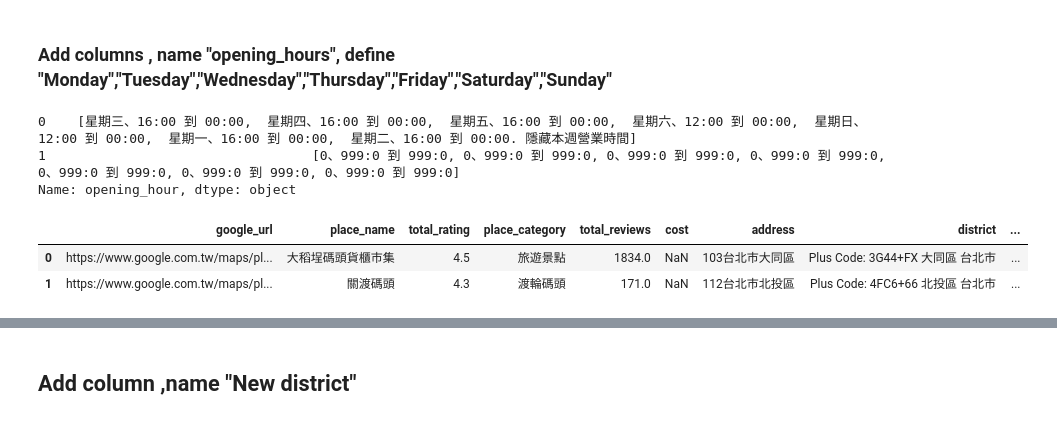
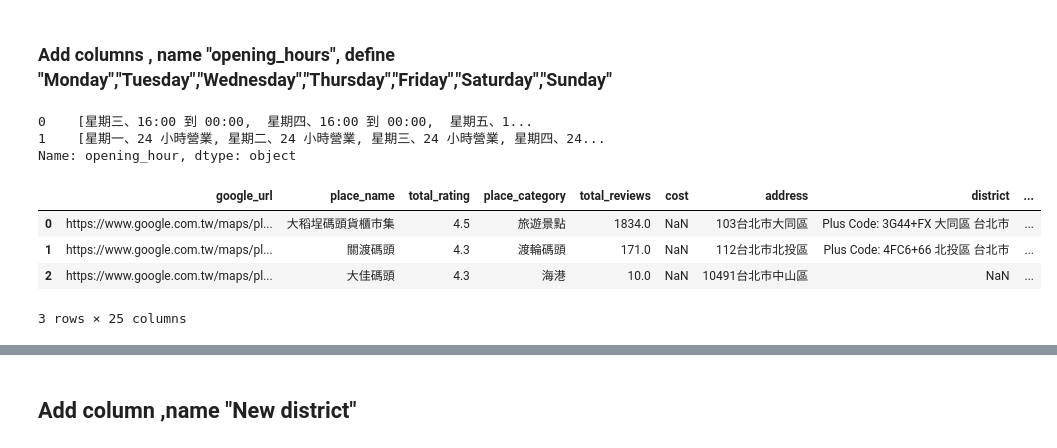
Before and after one commit to DAMA1011/FinalReport, a Jupyter notebook: 景點資料清整20221216.ipynb, the cells around one changed output, grey strips where cells are left out. Cells and saved outputs as stored; diff of their text form; code cells hidden in the pictures.

```diff
--- a/景點資料清整20221216.ipynb
+++ b/景點資料清整20221216.ipynb
@@ -64,14 +70,15 @@ df.tail()
 # %% [markdown]
 ### Add columns , name "opening_hours", define "Monday","Tuesday","Wednesday","Thursday","Friday","Saturday","Sunday"
 # %%
-df_1 = df["opening_hour"].fillna(value="0、999:0 到 999:0;0、999:0 到 999:0;0、999:0 到 999:0;0、999:0 到 999:0;0、999:0 到 999:0;0、999:0 到 999:0;0、999:0 到 999:0")  # 下面切割用';',不補0;0 切割會報錯
+# 下面切割用';',不補值 切割會報錯, 景點為nan，就當作是24小時營業
+df_1 = df["opening_hour"].fillna(value="星期一、24 小時營業;星期二、24 小時營業;星期三、24 小時營業;星期四、24 小時營業;星期五、24 小時營業;星期六、24 小時營業;星期日、24 小時營業")
 # %%
 # 原Series先用';'分割
 df_1 = df_1.str.split(';')
 df_1.head(2)
 # %% [output]
-0    [星期三、16:00 到 00:00,  星期四、16:00 到 00:00,  星期五、16:00 到 00:00,  星期六、12:00 到 00:00,  星期日、12:00 到 00:00,  星期一、16:00 到 00:00,  星期二、16:00 到 00:00. 隱藏本週營業時間]
-1                                  [0、999:0 到 999:0, 0、999:0 到 999:0, 0、999:0 到 999:0, 0、999:0 到 999:0, 0、999:0 到 999:0, 0、999:0 到 999:0, 0、999:0 到 999:0]
+0    [星期三、16:00 到 00:00,  星期四、16:00 到 00:00,  星期五、1...
+1    [星期一、24 小時營業, 星期二、24 小時營業, 星期三、24 小時營業, 星期四、24...
 Name: opening_hour, dtype: object
 # %%
 def check_business_hours(week_list):
@@ -170,8 +177,10 @@ df["friday"]    = pd.Series(friday_openList)
 df["saturday"]  = pd.Series(saturday_openList)
 df["sunday"]    = pd.Series(sunday_openList)
 # %%
-df.head(2)
+df.head(3)
 # %% [output]
 |  | google_url | place_name | total_rating | place_category | total_reviews | cost | address | district | ... |
 | 0 | https://www.google.com.tw/maps/pl... | 大稻埕碼頭貨櫃市集 | 4.5 | 旅遊景點 | 1834.0 | NaN | 103台北市大同區 | Plus Code: 3G44+FX 大同區 台北市 | ... |
 | 1 | https://www.google.com.tw/maps/pl... | 關渡碼頭 | 4.3 | 渡輪碼頭 | 171.0 | NaN | 112台北市北投區 | Plus Code: 4FC6+66 北投區 台北市 | ... |
+| 2 | https://www.google.com.tw/maps/pl... | 大佳碼頭 | 4.3 | 海港 | 10.0 | NaN | 10491台北市中山區 | NaN | ... |
+3 rows × 25 columns
```
Also changed, not shown: parts of 18 cells of this notebook, 8 other files.
